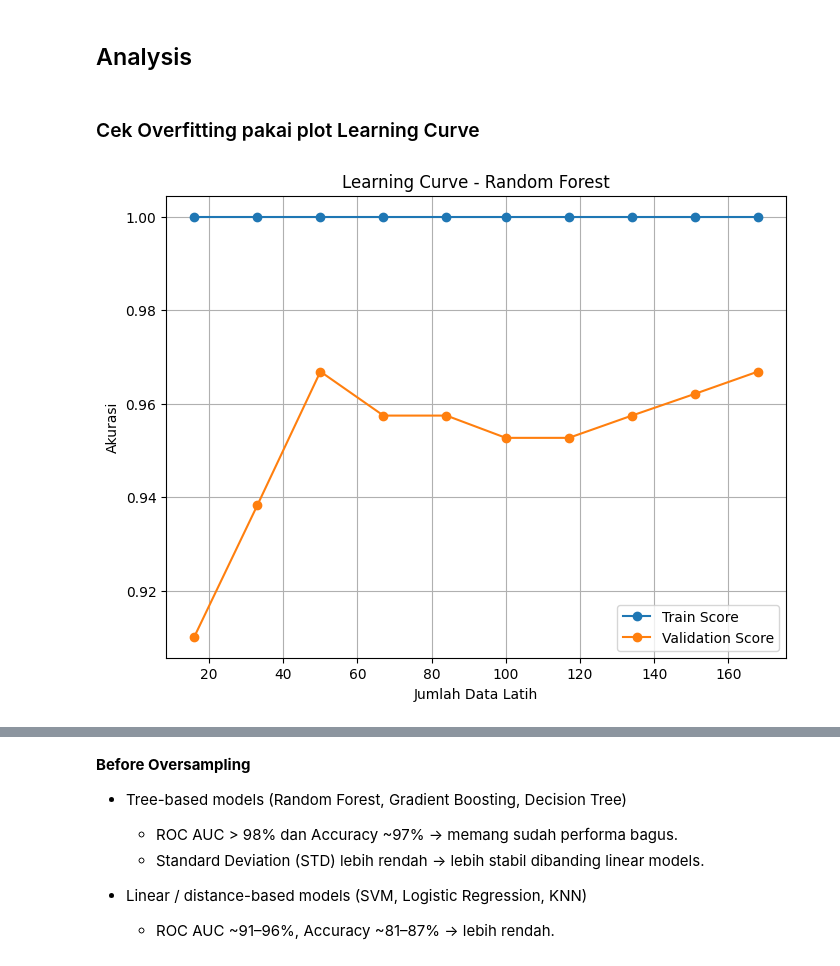
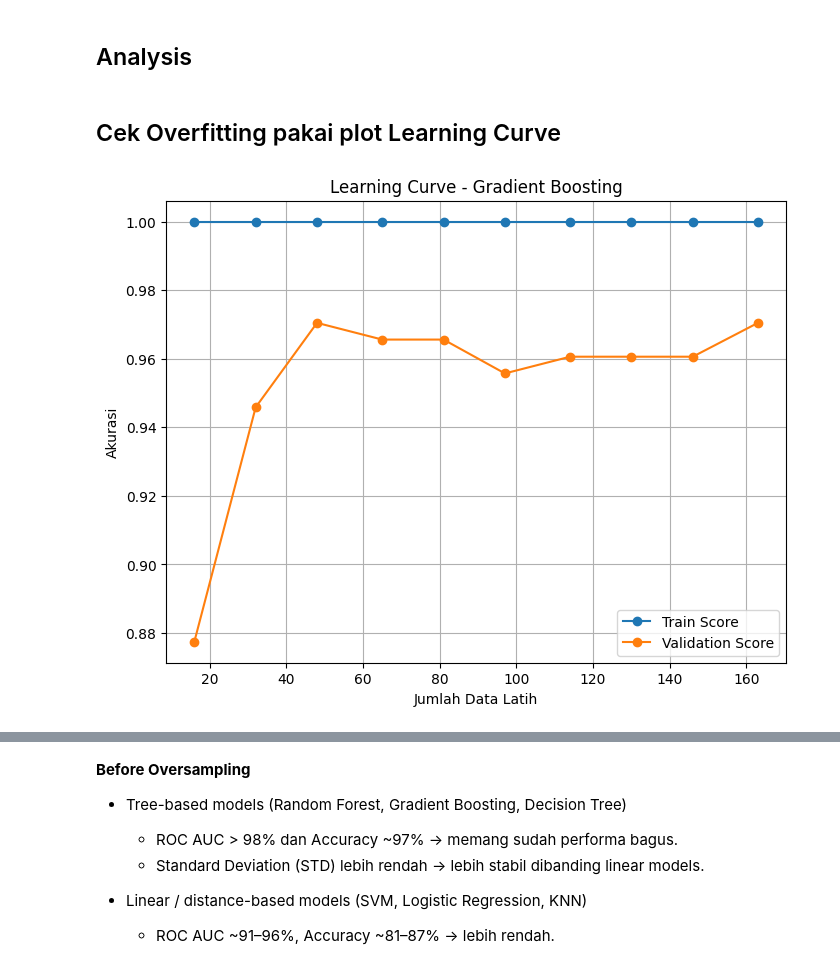
Before and after one commit to Atikahdr/DiabetesData, a Jupyter notebook: DiabetesData.ipynb, the cells around one changed output, grey strips where cells are left out. Cells and saved outputs as stored; diff of their text form; code cells hidden in the pictures.

```diff
--- a/DiabetesData.ipynb
+++ b/DiabetesData.ipynb
@@ -170,0 +381,3 @@ dtype: int64
+# %%
+diabetes_data_clean['VLDL_check'] = diabetes_data_clean['TG'] / 5
+print(diabetes_data_clean[['VLDL', 'VLDL_check']].head())
@@ -170,0 +412,6 @@ dtype: int64
+# %%
+# Kolom yang bisa aman jadi integer
+int_columns = ["Chol", "TG", "HDL", "LDL"]
+
+# Konversi ke integer
+diabetes_data_clean[int_columns] = diabetes_data_clean[int_columns].astype(int)
@@ -352,28 +639,25 @@ plt.show()
 # %% [markdown]
 ## Feature Engineering
 # %%
-# === Feature Engineering untuk diabetes_data ===
+# === Feature Engineering untuk diabetes_data_clean ===
 
 # 1. Rasio Urea/Cr (fungsi ginjal)
-diabetes_data["Urea_Cr_Ratio"] = diabetes_data["Urea"] / diabetes_data["Cr"]
+diabetes_data_clean["Urea_Cr_Ratio"] = diabetes_data_clean["Urea"] / diabetes_data_clean["Cr"]
 
 # 2. Interaksi BMI × HbA1c
-diabetes_data["BMI_HbA1c"] = diabetes_data["BMI"] * diabetes_data["HbA1c"]
+diabetes_data_clean["BMI_HbA1c"] = diabetes_data_clean["BMI"] * diabetes_data_clean["HbA1c"]
 
 # 3. Interaksi AGE × BMI
-diabetes_data["AGE_BMI"] = diabetes_data["AGE"] * diabetes_data["BMI"]
-
-# 4. Optional: drop salah satu TG atau VLDL (karena hampir identik)
-diabetes_data = diabetes_data.drop(columns=["TG"])   # drop TG, simpan VLDL
+diabetes_data_clean["AGE_BMI"] = diabetes_data_clean["AGE"] * diabetes_data_clean["BMI"]
 
 # 5. (Opsional) Normalisasi / Standarisasi setelah feature engineering
 from sklearn.preprocessing import StandardScaler
 
 scaler = StandardScaler()
-scaled_features = scaler.fit_transform(diabetes_data.drop(columns=["Class"]))
+scaled_features = scaler.fit_transform(diabetes_data_clean.drop(columns=["Class"]))
 diabetes_scaled = pd.DataFrame(scaled_features,
-                               columns=diabetes_data.drop(columns=["Class"]).columns)
-diabetes_scaled["Class"] = diabetes_data["Class"]
+                               columns=diabetes_data_clean.drop(columns=["Class"]).columns)
+diabetes_scaled["Class"] = diabetes_data_clean["Class"]
 
 # Preview hasil feature engineering
 diabetes_scaled.head()
@@ -398,9 +704,9 @@ diabetes_scaled.head()
 # Split dataset into dependent and independent variables-----------------------------------
 #identify response variable:
 
-response = diabetes_data['Class']
-X = diabetes_data.drop(['Class'], axis=1) # Variabel Independent (fitur)
-y = diabetes_data['Class'] # Variabel Dependen (Target)
+response = diabetes_data_clean['Class']
+X = diabetes_data_clean.drop(['Class'], axis=1) # Variabel Independent (fitur)
+y = diabetes_data_clean['Class'] # Variabel Dependen (Target)
 print("Shape X:", X.shape)
 print("Shape Y:", y.shape)
 # %% [output]
@@ -970,38 +1272,35 @@ Insight dari Hasil:
 # %% [markdown]
 ## Analysis
 # %% [markdown]
-### Cek Overfitting pakai plot Learning Curve
+## Cek Overfitting pakai plot Learning Curve
 # %%
 from sklearn.model_selection import learning_curve
 import matplotlib.pyplot as plt
 import numpy as np
 
-# Gunakan RandomForest atau model pilihanmu
-model = RandomForestClassifier(
-    random_state=42, class_weight='balanced',
-    n_estimators=200, max_depth=None
-)
+# Gunakan Gradient Boosting atau model pilihanmu
+model = GradientBoostingClassifier(random_state=0)
 
 # Hitung learning curve
 train_sizes, train_scores, test_scores = learning_curve(
     model, X_train_scaled, y_train,
     cv=5, scoring="accuracy", n_jobs=-1,
     train_sizes=np.linspace(0.1, 1.0, 10)
 )
 
 # Rata-rata hasil
 train_mean = np.mean(train_scores, axis=1)
 test_mean = np.mean(test_scores, axis=1)
 
 # Plot learning curve
 plt.figure(figsize=(8,6))
 plt.plot(train_sizes, train_mean, 'o-', label="Train Score")
 plt.plot(train_sizes, test_mean, 'o-', label="Validation Score")
 plt.xlabel("Jumlah Data Latih")
 plt.ylabel("Akurasi")
-plt.title("Learning Curve - Random Forest")
+plt.title("Learning Curve - Gradient Boosting")
 plt.legend(loc="best")
 plt.grid()
 plt.show()
 # %% [output]
-[figure, old version]
+[figure, new version]
```
Also changed, not shown: parts of 90 cells of this notebook.
